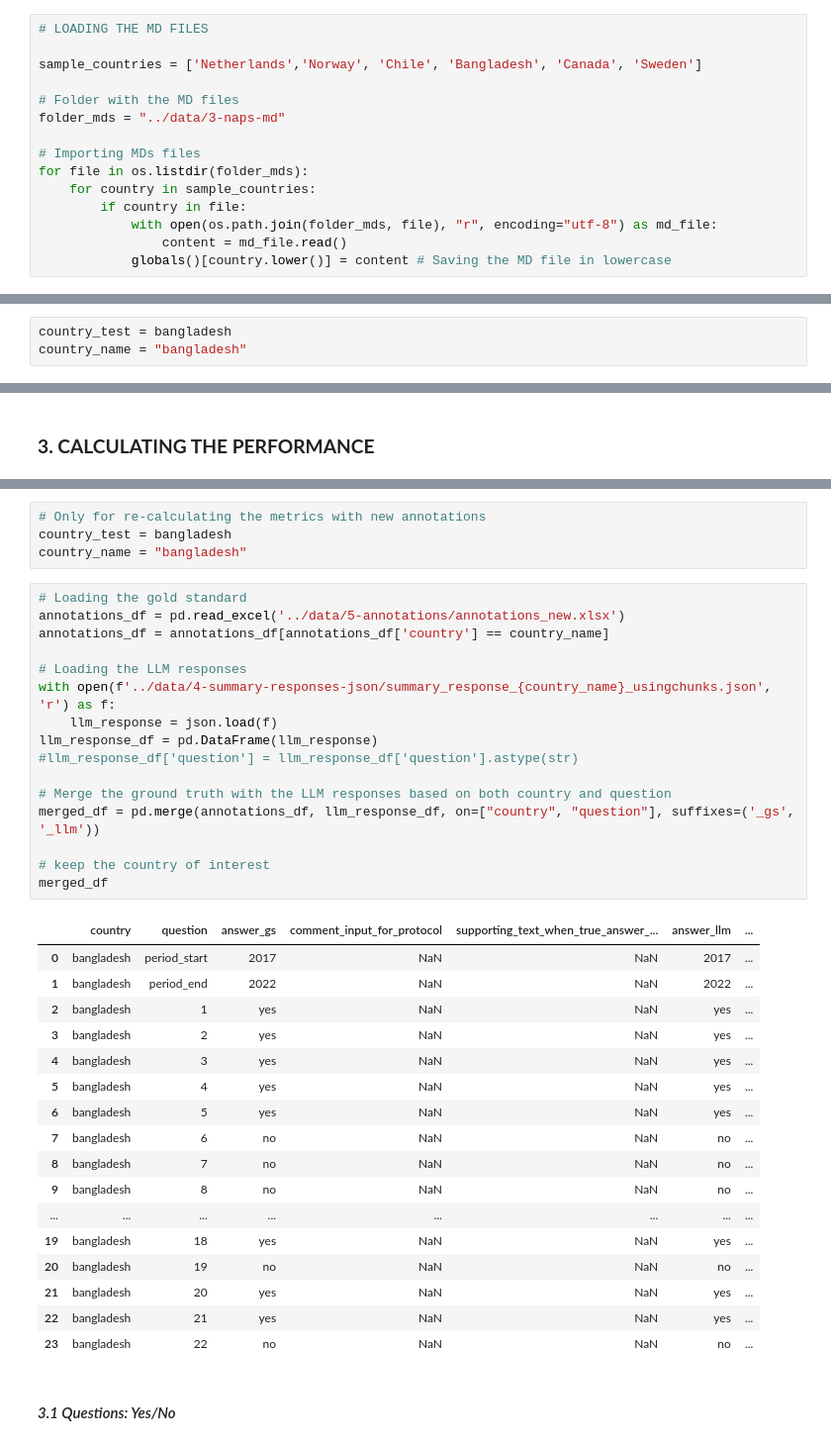
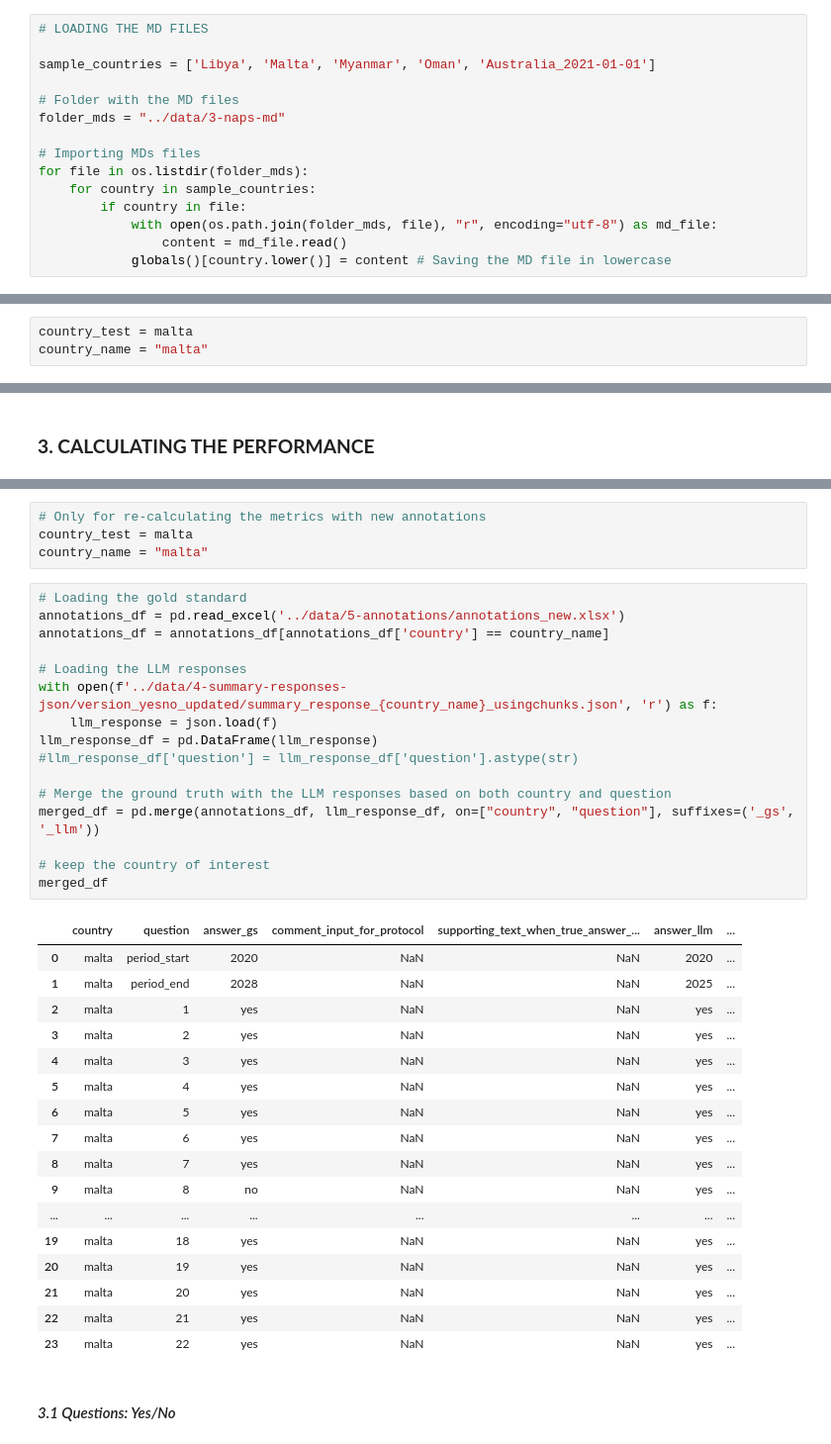
Before and after one commit to gmelmed/UKHSA-Capstone, a Jupyter notebook: notebooks/4-new_chunks_approach.ipynb, the cells around one changed output, grey strips where cells are left out. Shown at 99% size. Cells and saved outputs as stored; diff of their text form.

```diff
--- a/notebooks/4-new_chunks_approach.ipynb
+++ b/notebooks/4-new_chunks_approach.ipynb
@@ -63,7 +45,7 @@ from sklearn.metrics import accuracy_score, precision_score, recall_score, f1_sc
 # %%
 # LOADING THE MD FILES
 
-sample_countries = ['Netherlands','Norway', 'Chile', 'Bangladesh', 'Canada', 'Sweden']
+sample_countries = ['Libya', 'Malta', 'Myanmar', 'Oman', 'Australia_2021-01-01']
 
 # Folder with the MD files
 folder_mds = "../data/3-naps-md"
@@ -78,8 +60,8 @@ for file in os.listdir(folder_mds):
 # %% [markdown]
 #### _0.3 Country to evaluate_
 # %%
-country_test = bangladesh
-country_name = "bangladesh"
+country_test = malta
+country_name = "malta"
 # %% [markdown]
 ### **1. SETTING UP THE MODEL**
 # %% [markdown]
@@ -320,41 +302,41 @@ with open(f'../data/4-summary-responses-json/version_yesno_updated/summary_respo
 # %%
 # Only for re-calculating the metrics with new annotations
-country_test = bangladesh
-country_name = "bangladesh"
+country_test = malta
+country_name = "malta"
 # %%
 # Loading the gold standard
 annotations_df = pd.read_excel('../data/5-annotations/annotations_new.xlsx')
 annotations_df = annotations_df[annotations_df['country'] == country_name]
 
 # Loading the LLM responses
-with open(f'../data/4-summary-responses-json/summary_response_{country_name}_usingchunks.json', 'r') as f:
+with open(f'../data/4-summary-responses-json/version_yesno_updated/summary_response_{country_name}_usingchunks.json', 'r') as f:
     llm_response = json.load(f)
 llm_response_df = pd.DataFrame(llm_response)
 #llm_response_df['question'] = llm_response_df['question'].astype(str)
 
 # Merge the ground truth with the LLM responses based on both country and question
 merged_df = pd.merge(annotations_df, llm_response_df, on=["country", "question"], suffixes=('_gs', '_llm'))
 
 # keep the country of interest
 merged_df
 # %% [output]
 |  | country | question | answer_gs | comment_input_for_protocol | supporting_text_when_true_answer_... | answer_llm | ... |
-| 0 | bangladesh | period_start | 2017 | NaN | NaN | 2017 | ... |
-| 1 | bangladesh | period_end | 2022 | NaN | NaN | 2022 | ... |
-| 2 | bangladesh | 1 | yes | NaN | NaN | yes | ... |
-| 3 | bangladesh | 2 | yes | NaN | NaN | yes | ... |
-| 4 | bangladesh | 3 | yes | NaN | NaN | yes | ... |
-| 5 | bangladesh | 4 | yes | NaN | NaN | yes | ... |
-| 6 | bangladesh | 5 | yes | NaN | NaN | yes | ... |
-| 7 | bangladesh | 6 | no | NaN | NaN | no | ... |
-| 8 | bangladesh | 7 | no | NaN | NaN | no | ... |
-| 9 | bangladesh | 8 | no | NaN | NaN | no | ... |
+| 0 | malta | period_start | 2020 | NaN | NaN | 2020 | ... |
+| 1 | malta | period_end | 2028 | NaN | NaN | 2025 | ... |
+| 2 | malta | 1 | yes | NaN | NaN | yes | ... |
+| 3 | malta | 2 | yes | NaN | NaN | yes | ... |
+| 4 | malta | 3 | yes | NaN | NaN | yes | ... |
+| 5 | malta | 4 | yes | NaN | NaN | yes | ... |
+| 6 | malta | 5 | yes | NaN | NaN | yes | ... |
+| 7 | malta | 6 | yes | NaN | NaN | yes | ... |
+| 8 | malta | 7 | yes | NaN | NaN | yes | ... |
+| 9 | malta | 8 | no | NaN | NaN | yes | ... |
 | ... | ... | ... | ... | ... | ... | ... | ... |
-| 19 | bangladesh | 18 | yes | NaN | NaN | yes | ... |
-| 20 | bangladesh | 19 | no | NaN | NaN | no | ... |
-| 21 | bangladesh | 20 | yes | NaN | NaN | yes | ... |
-| 22 | bangladesh | 21 | yes | NaN | NaN | yes | ... |
-| 23 | bangladesh | 22 | no | NaN | NaN | no | ... |
+| 19 | malta | 18 | yes | NaN | NaN | yes | ... |
+| 20 | malta | 19 | yes | NaN | NaN | yes | ... |
+| 21 | malta | 20 | yes | NaN | NaN | yes | ... |
+| 22 | malta | 21 | yes | NaN | NaN | yes | ... |
+| 23 | malta | 22 | yes | NaN | NaN | yes | ... |
 # %% [markdown]
 #### _3.1 Questions: Yes/No_
 # %%
```
Also changed, not shown: parts of 5 cells of this notebook, 2 other files.
